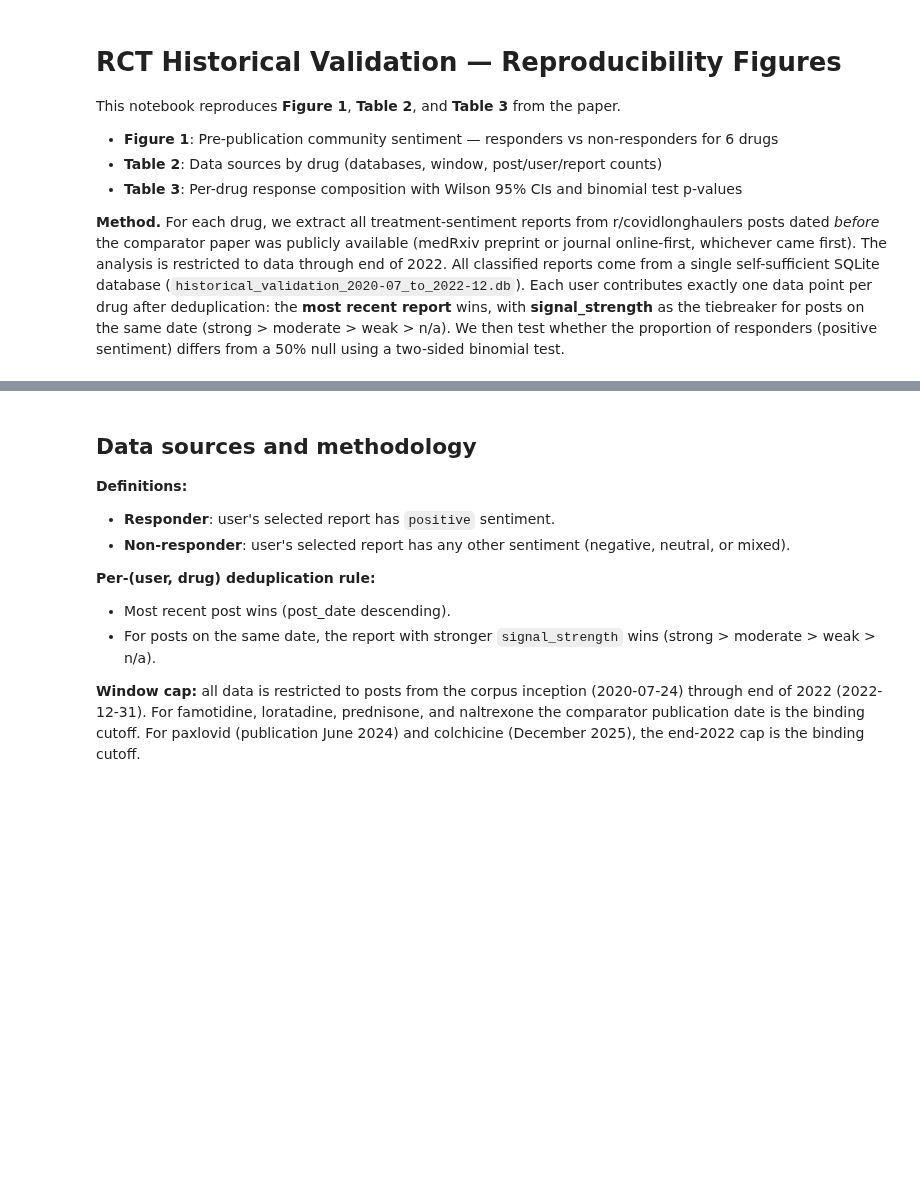
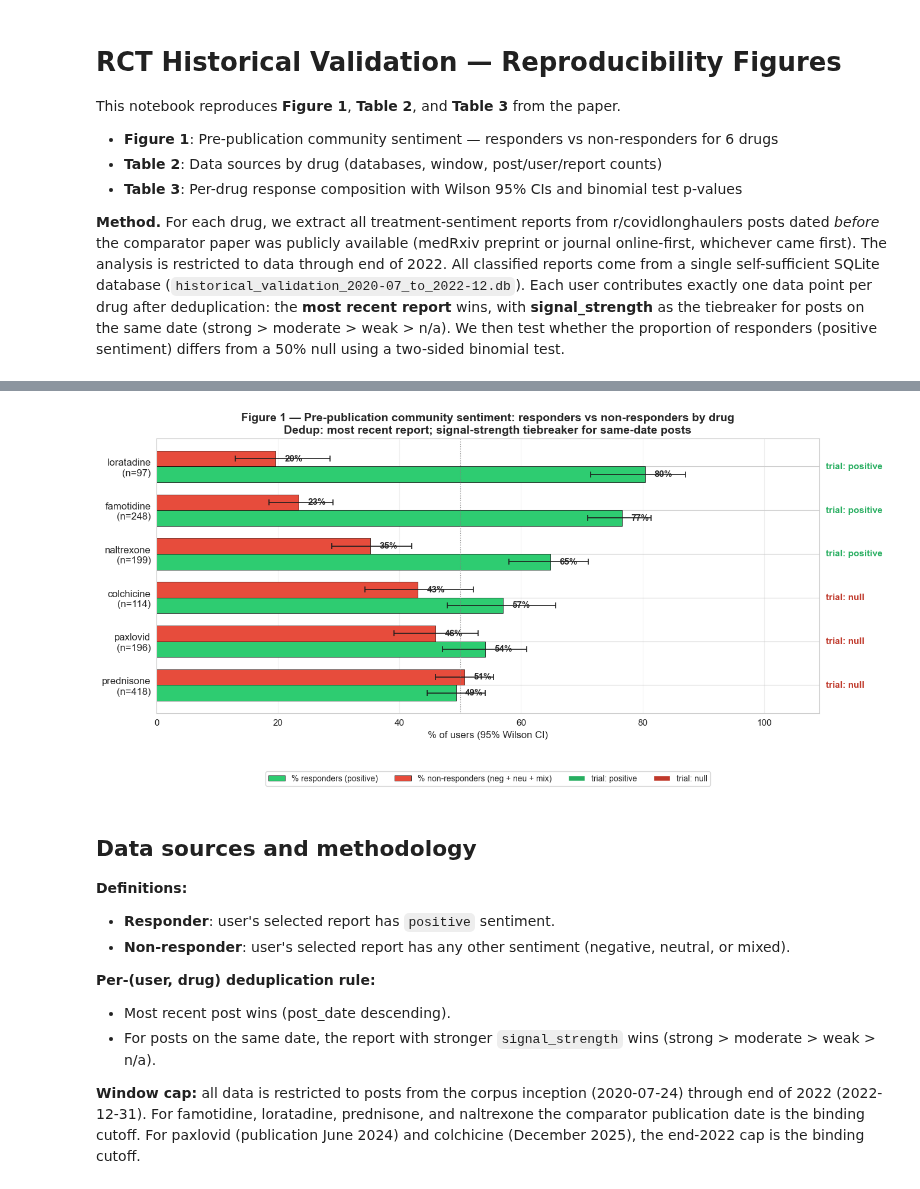
Before and after one commit to Ely-S/PatientPunk, a Jupyter notebook: docs/RCT_historical_validation/output/paper_figures_executed.ipynb, the cells around one changed output, grey strips where cells are left out. Cells and saved outputs as stored; diff of their text form; code cells hidden in the pictures; blank space fills up the shorter version.

```diff
--- a/docs/RCT_historical_validation/output/paper_figures_executed.ipynb
+++ b/docs/RCT_historical_validation/output/paper_figures_executed.ipynb
@@ -272,3 +282,74 @@ plt.show()
+# %%
+
+# ── Figure 1: Paired horizontal bars with trial-direction tags ──
+from matplotlib.patches import Patch
+
+fig, ax = plt.subplots(figsize=(13.5, 6.8))
+y = np.arange(len(resp_df))[::-1]
+bar_h = 0.36
+
+# Responder bars (green)
+ax.barh(y - bar_h/2, resp_df['pos_pct'], height=bar_h,
+        color='#2ecc71', edgecolor='black', linewidth=0.5,
+        label='% responders (positive)')
+ax.errorbar(resp_df['pos_pct'], y - bar_h/2,
+            xerr=[resp_df['pos_pct'] - resp_df['pos_lo'],
+                  resp_df['pos_hi'] - resp_df['pos_pct']],
+            fmt='none', ecolor='#1e1e1e', elinewidth=1.2, capsize=3.5, capthick=1.2)
+
+# Non-responder bars (red)
+ax.barh(y + bar_h/2, resp_df['nonr_pct'], height=bar_h,
+        color='#e74c3c', edgecolor='black', linewidth=0.5,
+        label='% non-responders (neg + neu + mix)')
+ax.errorbar(resp_df['nonr_pct'], y + bar_h/2,
+            xerr=[resp_df['nonr_pct'] - resp_df['nonr_lo'],
+                  resp_df['nonr_hi'] - resp_df['nonr_pct']],
+            fmt='none', ecolor='#1e1e1e', elinewidth=1.2, capsize=3.5, capthick=1.2)
+
+# Value labels on bars
+for i, r in resp_df.iterrows():
+    ax.text(r['pos_pct'] + 1.5, y[i] - bar_h/2, f"{r['pos_pct']:.0f}%",
+            va='center', ha='left', fontsize=11, fontweight='bold')
+    ax.text(r['nonr_pct'] + 1.5, y[i] + bar_h/2, f"{r['nonr_pct']:.0f}%",
+            va='center', ha='left', fontsize=11, fontweight='bold')
+
+ax.set_yticks(y)
+ax.set_yticklabels([f"{r['drug']}\n(n={r['n']})" for _, r in resp_df.iterrows()], fontsize=12)
+ax.set_xlim(0, max(resp_df['pos_hi'].max(), resp_df['nonr_hi'].max()) + 22)
+ax.set_xlabel('% of users (95% Wilson CI)', fontsize=12)
+ax.tick_params(axis='x', labelsize=11)
+ax.axvline(50, color='gray', ls=':', lw=0.8)
+ax.set_title('Figure 1 — Pre-publication community sentiment: responders vs non-responders by drug\n'
+             'Dedup: most recent report; signal-strength tiebreaker for same-date posts',
+             fontsize=14, fontweight='bold')
+ax.grid(axis='x', alpha=0.3)
+
+# Trial-direction tags in the right margin
+TAG_STYLE = {
+    '+': ('trial: positive', '#27ae60'),
+    '0': ('trial: null',     '#c0392b'),
+}
+for i, r in resp_df.iterrows():
+    label, color = TAG_STYLE.get(r['trial_dir'], (f"trial: {r['trial_dir']}", '#7f8c8d'))
+    ax.text(1.01, y[i], label, transform=ax.get_yaxis_transform(),
+            va='center', ha='left', fontsize=11, family='sans-serif',
+            color=color, fontweight='bold')
+
+legend_elems = [
+    Patch(facecolor='#2ecc71', edgecolor='black', linewidth=0.5,
+          label='% responders (positive)'),
+    Patch(facecolor='#e74c3c', edgecolor='black', linewidth=0.5,
+          label='% non-responders (neg + neu + mix)'),
+    Patch(facecolor='#27ae60', label='trial: positive'),
+    Patch(facecolor='#c0392b', label='trial: null'),
+]
+ax.legend(handles=legend_elems, loc='lower center', bbox_to_anchor=(0.5, -0.28),
+          ncol=4, fontsize=10, frameon=True)
+plt.tight_layout()
+plt.savefig('figure1.png', dpi=150, bbox_inches='tight')
+plt.show()
+# %% [output]
+[figure, added]
 # %% [markdown]
 ## Data sources and methodology
 
```
Also changed, not shown: parts of 4 cells of this notebook, 5 other files.
